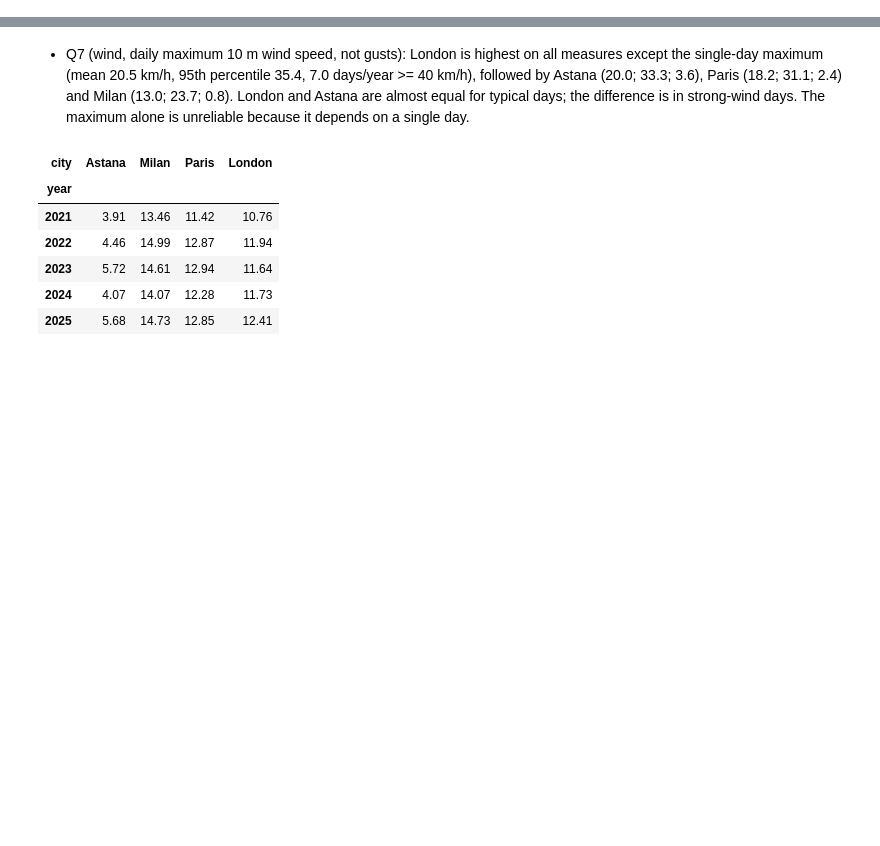
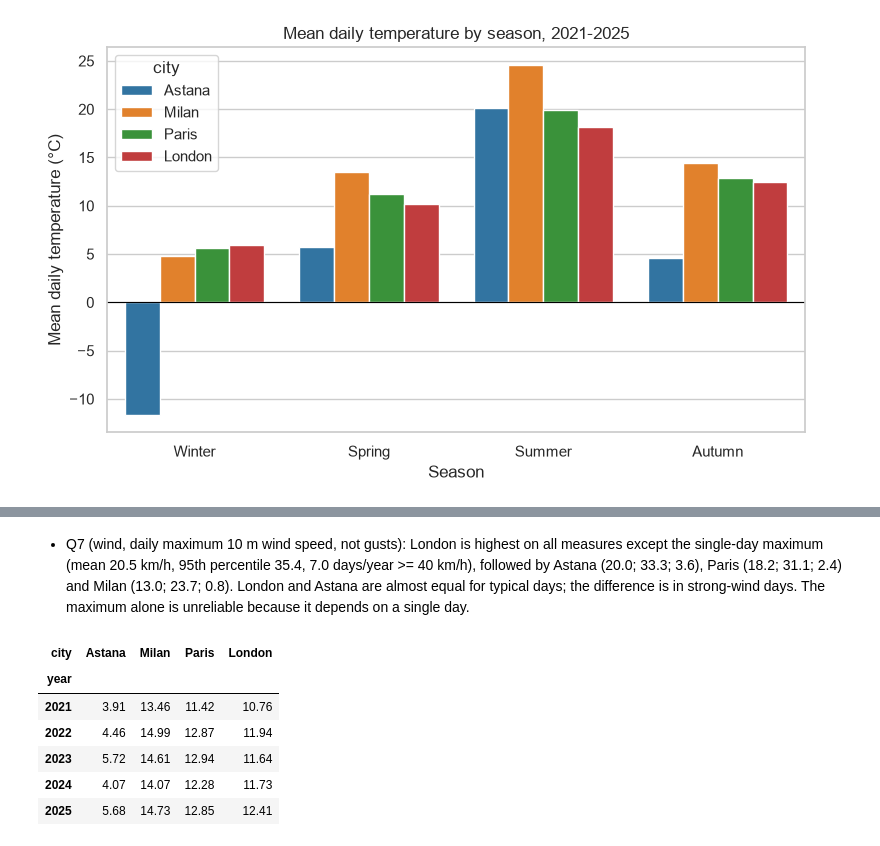
Before and after one commit to marlesulydan/Weather-data-analysis-, a Jupyter notebook: notebooks/weather_analysis.ipynb, the cells around one changed output, grey strips where cells are left out. Cells and saved outputs as stored; diff of their text form; code cells hidden in the pictures; blank space fills up the shorter version.

```diff
--- a/notebooks/weather_analysis.ipynb
+++ b/notebooks/weather_analysis.ipynb
@@ -0,0 +54,22 @@
+# %%
+seasonal_plot = (
+    weather.groupby(["city", "season"])["temperature_2m_mean"].mean().reset_index()
+)
+
+plt.figure(figsize=(9, 5))
+sns.barplot(
+    data=seasonal_plot,
+    x="season",
+    y="temperature_2m_mean",
+    order=SEASON_ORDER,
+    hue="city",
+    hue_order=CITY_ORDER,
+    palette=CITY_COLORS,
+)
+plt.axhline(0, color="black", linewidth=0.8)
+plt.title("Mean daily temperature by season, 2021-2025")
+plt.xlabel("Season")
+plt.ylabel("Mean daily temperature (°C)")
+plt.show()
+# %% [output]
+[figure, added]
```
Also changed, not shown: parts of 5 cells of this notebook.
